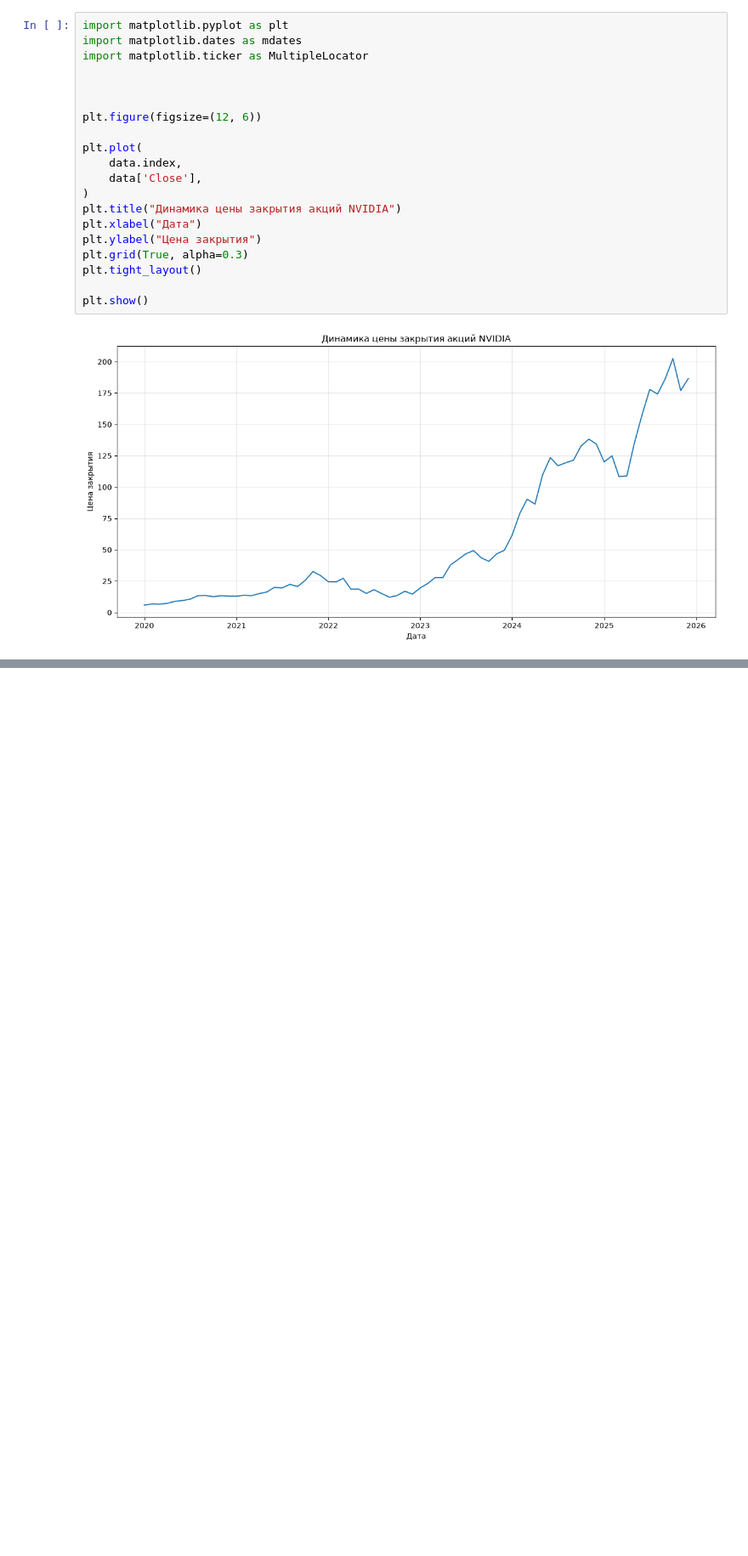
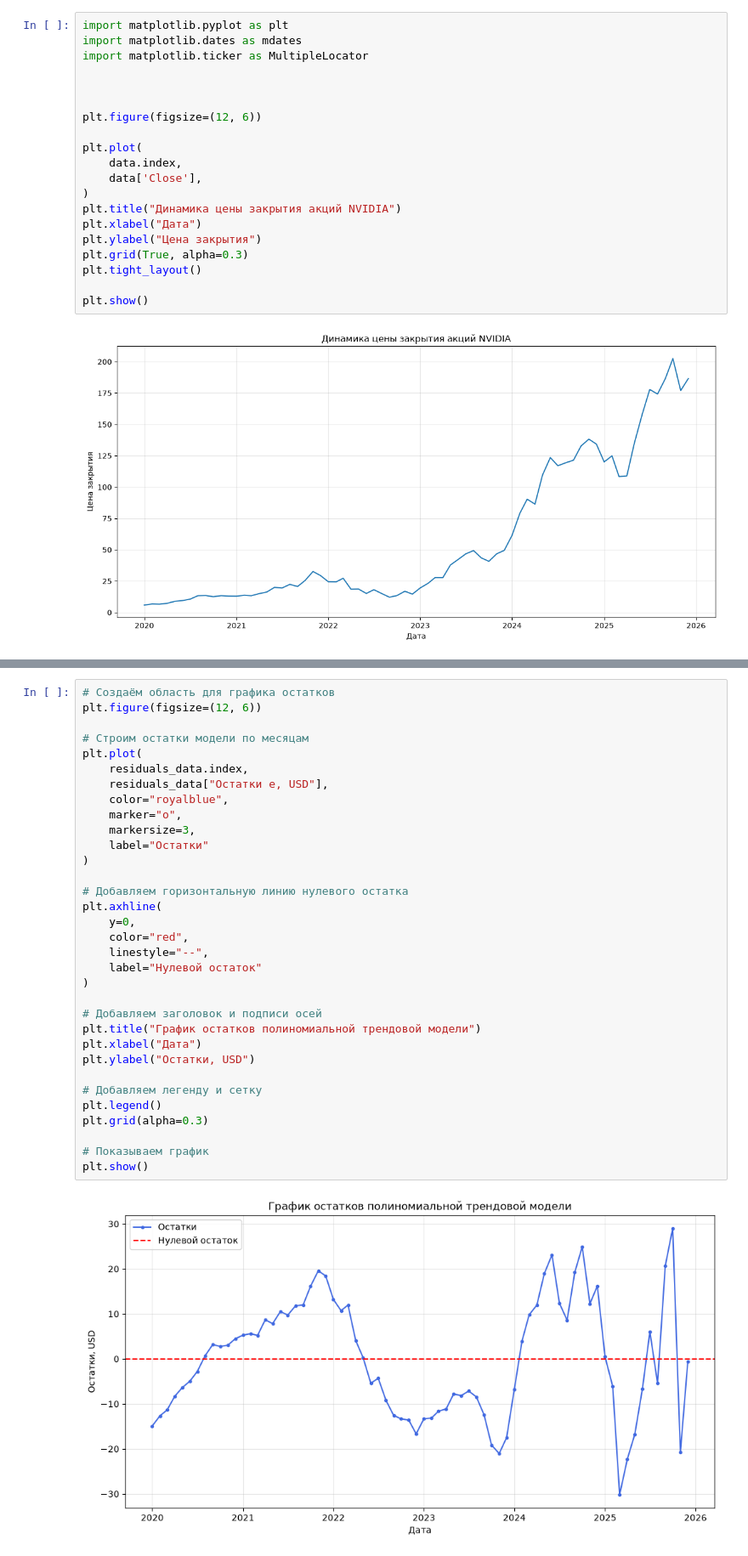
Before and after one commit to BogdanDelektorskiy/hse_minor_quantitative_finance, a Jupyter notebook: practical_work_1/time_series_analysis.ipynb, the cells around one changed output, grey strips where cells are left out. Shown at 85% size. Saved outputs shown, nothing was run; the diff lists cells and outputs as text; blank space fills up the shorter version.

```diff
--- a/practical_work_1/time_series_analysis.ipynb
+++ b/practical_work_1/time_series_analysis.ipynb
@@ -233,0 +1242,35 @@ nbformat: 5.11.1
+# %%
+# Создаём область для графика остатков
+plt.figure(figsize=(12, 6))
+
+# Строим остатки модели по месяцам
+plt.plot(
+    residuals_data.index,
+    residuals_data["Остатки e, USD"],
+    color="royalblue",
+    marker="o",
+    markersize=3,
+    label="Остатки"
+)
+
+# Добавляем горизонтальную линию нулевого остатка
+plt.axhline(
+    y=0,
+    color="red",
+    linestyle="--",
+    label="Нулевой остаток"
+)
+
+# Добавляем заголовок и подписи осей
+plt.title("График остатков полиномиальной трендовой модели")
+plt.xlabel("Дата")
+plt.ylabel("Остатки, USD")
+
+# Добавляем легенду и сетку
+plt.legend()
+plt.grid(alpha=0.3)
+
+# Показываем график
+plt.show()
+# %% [output]
+[figure, added]
```
Also changed, not shown: parts of 92 cells of this notebook.
